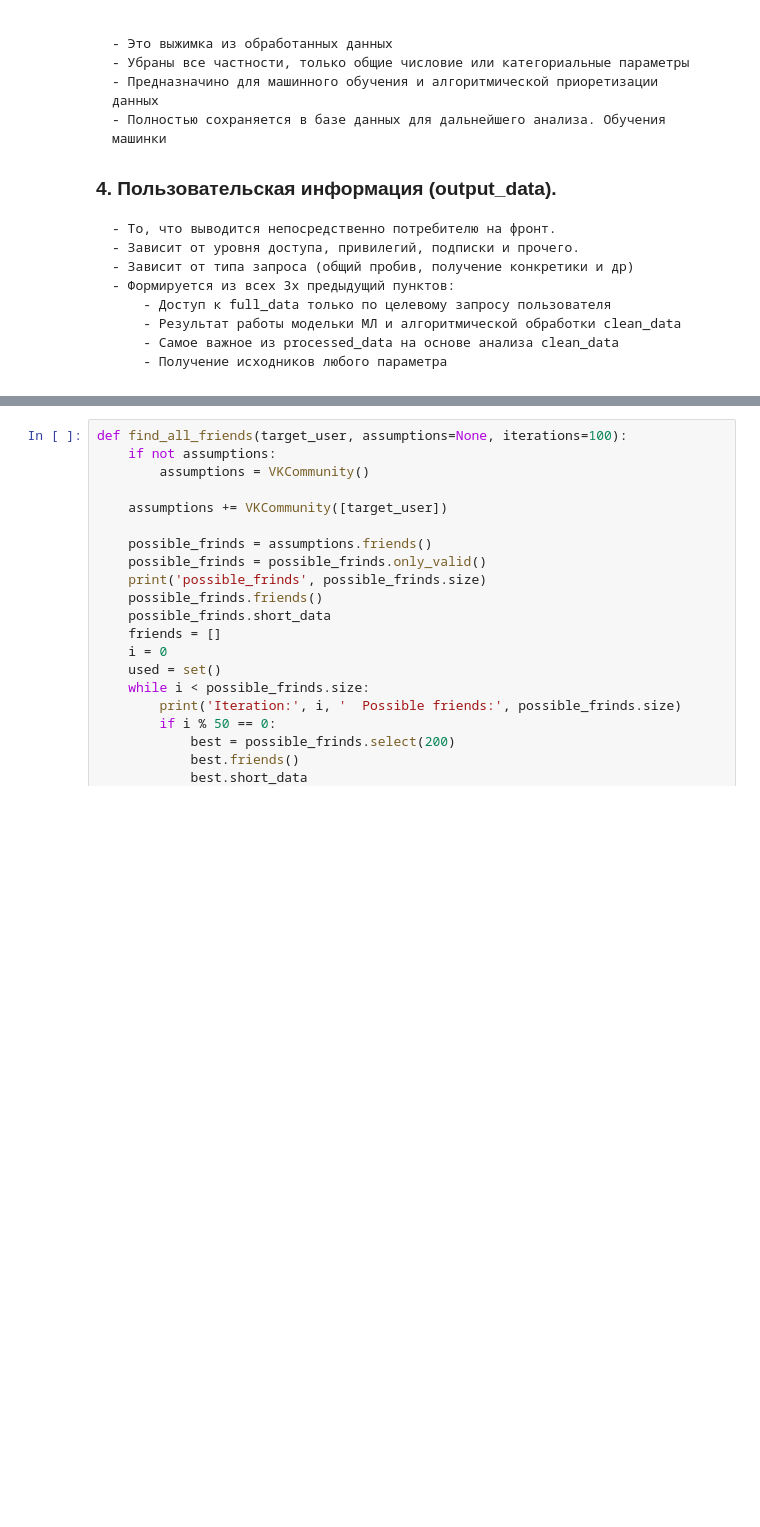
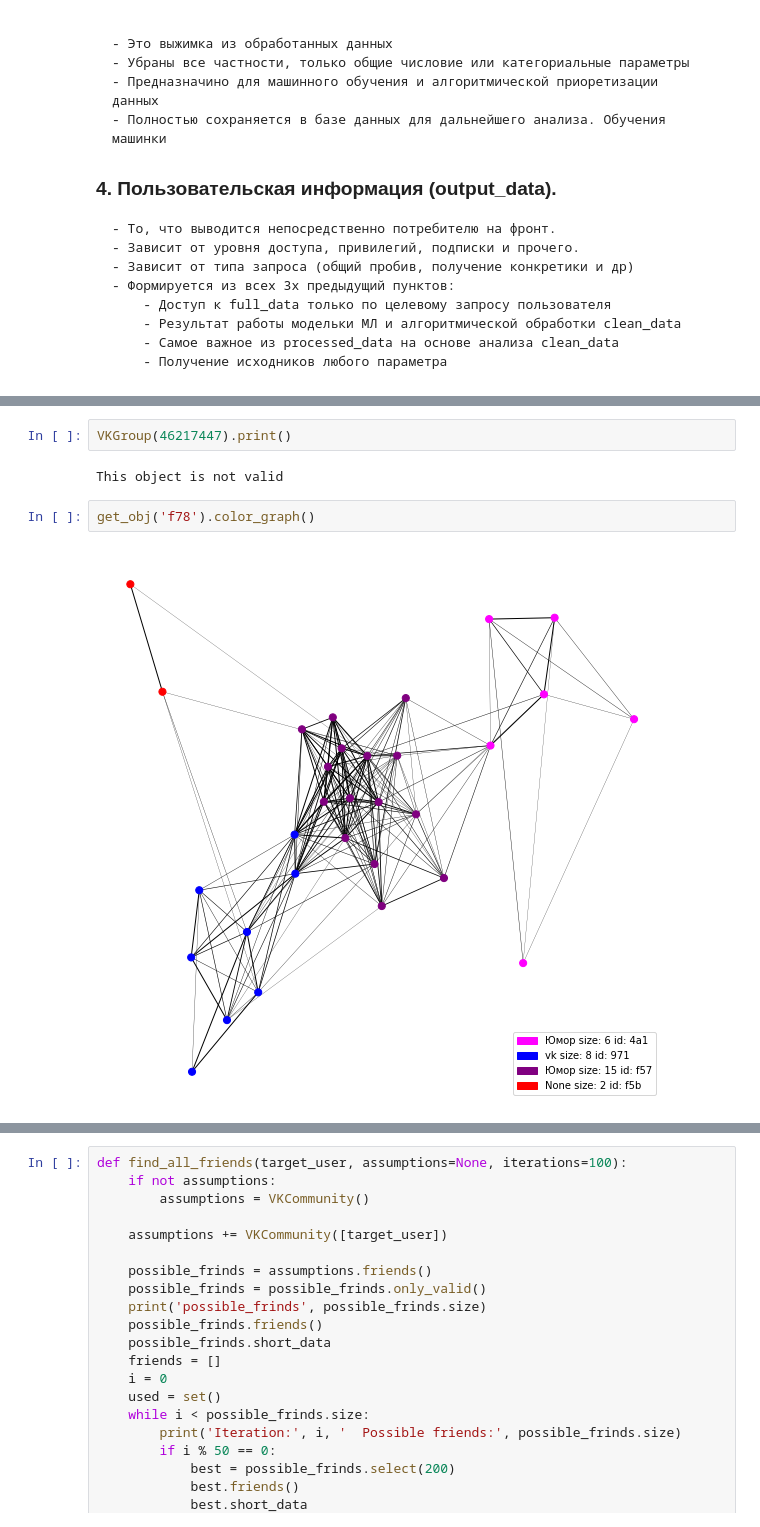
Before and after one commit to fivol/ntrail, a Jupyter notebook: backend/ntrail.ipynb, the cells around one changed output, grey strips where cells are left out. Saved outputs shown, nothing was run; the diff lists cells and outputs as text; blank space fills up the shorter version.

```diff
--- a/backend/ntrail.ipynb
+++ b/backend/ntrail.ipynb
@@ -422,0 +432,8 @@ True
+# %%
+VKGroup(46217447).print()
+# %% [output]
+This object is not valid
+# %%
+get_obj('f78').color_graph()
+# %% [output]
+[figure, added]
```
Also changed, not shown: parts of 40 cells of this notebook, 42 other files.
